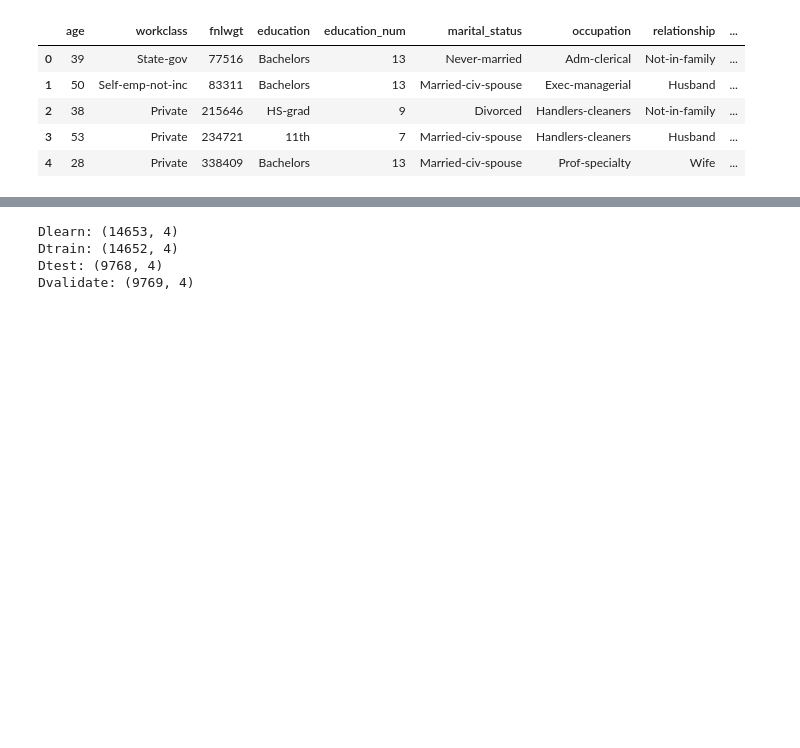
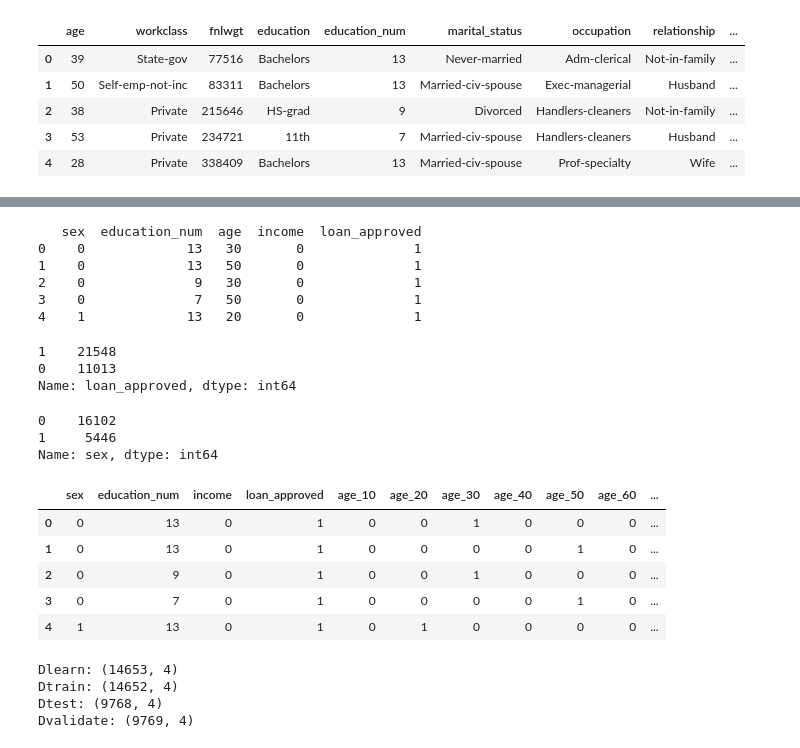
Before and after one commit to dianaggomez/FADE_extension, a Jupyter notebook: notebooks/preprocess_data.ipynb, the cells around one changed output, grey strips where cells are left out. Drawn from its saved outputs; the diff is of its cells as text; code cells hidden in the pictures; blank space fills up the shorter version.

```diff
--- a/notebooks/preprocess_data.ipynb
+++ b/notebooks/preprocess_data.ipynb
@@ -126,3 +122,58 @@ train.income.value_counts(), test.income.value_counts()
+# %%
+# Simulate decision variable - in this case we will determine if an idividual should receive a loan
+
+def loan_decision(row):
+    base_prob = 0.3 # baseline of getting a loan
+    income_factor = 0.1*row['income']
+    education_factor = 0.02*row['education_num']
+
+    # Gender bias - making it unfair
+    if row['sex'] == 0: # Male
+        gender_bias = 0.2
+    else:
+        gender_bias = 0
+
+    loan_prob =  base_prob + income_factor + education_factor + gender_bias
+    loan_prob = min(loan_prob, 1)
+
+    return int(np.random.rand() < loan_prob)
+
+train['loan_approved'] = train.apply(loan_decision, axis=1)
+test['loan_approved'] = test.apply(loan_decision, axis=1)
+
+print(train.head())
+# %% [output]
+   sex  education_num  age  income  loan_approved
+0    0             13   30       0              1
+1    0             13   50       0              1
+2    0              9   30       0              1
+3    0              7   50       0              1
+4    1             13   20       0              1
+# %%
+train['loan_approved'].value_counts()
+# %% [output]
+1    21548
+0    11013
+Name: loan_approved, dtype: int64
+# %%
+train[train['loan_approved'] == 1]['sex'].value_counts()
+# %% [output]
+0    16102
+1     5446
+Name: sex, dtype: int64
+# %%
+#one-hot encode the age variable
+train = pd.get_dummies(train, columns=['age'], prefix='age')
+test = pd.get_dummies(test, columns=['age'], prefix='age')
+# %%
+train.head()
+# %% [output]
+|  | sex | education_num | income | loan_approved | age_10 | age_20 | age_30 | age_40 | age_50 | age_60 | ... |
+| 0 | 0 | 13 | 0 | 1 | 0 | 0 | 1 | 0 | 0 | 0 | ... |
+| 1 | 0 | 13 | 0 | 1 | 0 | 0 | 0 | 0 | 1 | 0 | ... |
+| 2 | 0 | 9 | 0 | 1 | 0 | 0 | 1 | 0 | 0 | 0 | ... |
+| 3 | 0 | 7 | 0 | 1 | 0 | 0 | 0 | 0 | 1 | 0 | ... |
+| 4 | 1 | 13 | 0 | 1 | 0 | 1 | 0 | 0 | 0 | 0 | ... |
 # %%
 # randomly split into Dlearn and Dtrain, consisting of 14,653 and 14,652 rows; and Dtest and Dvalidate, consisting of 9,768 and 9,769 rows
 all_data = pd.concat([train, test], ignore_index=True)
```
Also changed, not shown: parts of 6 cells of this notebook.
